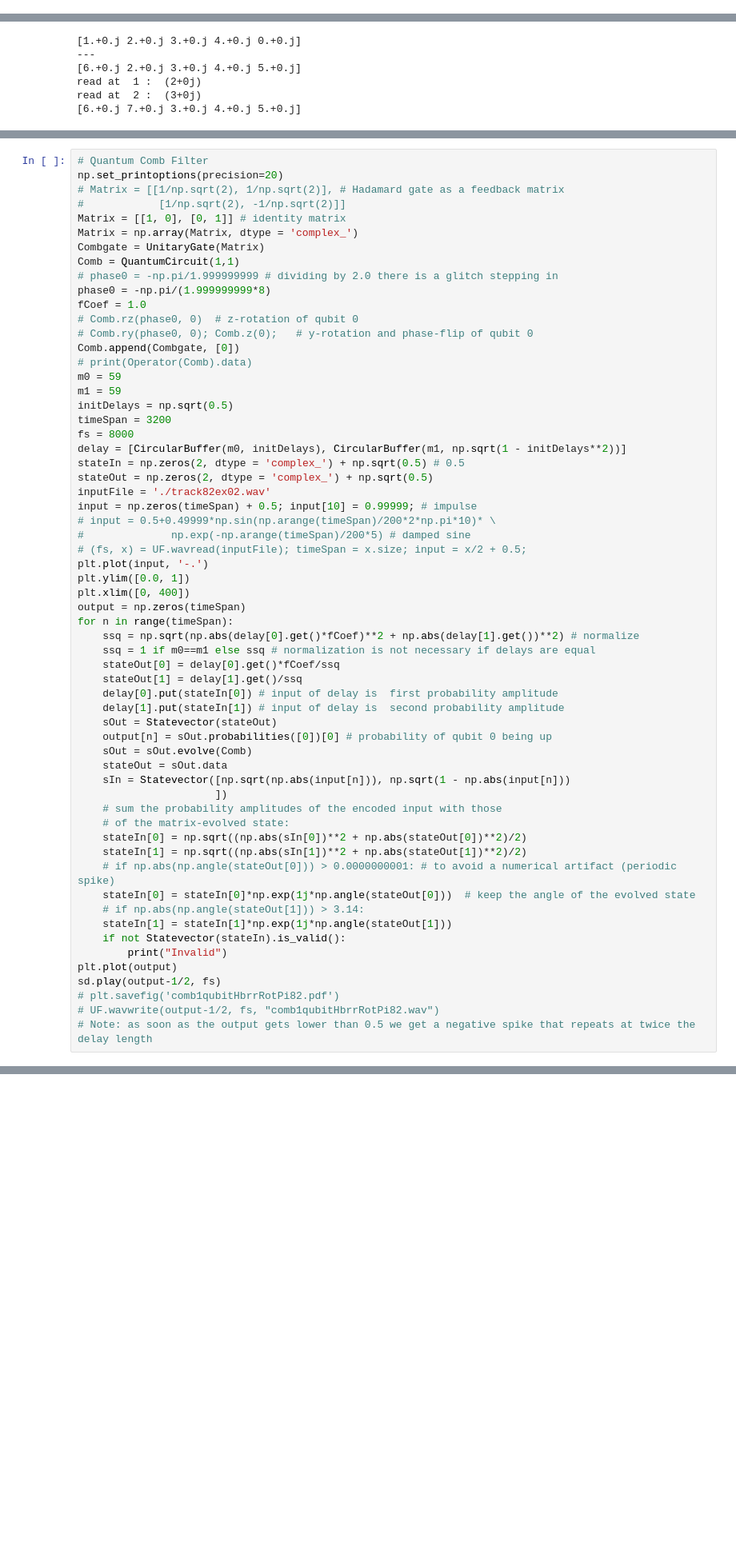
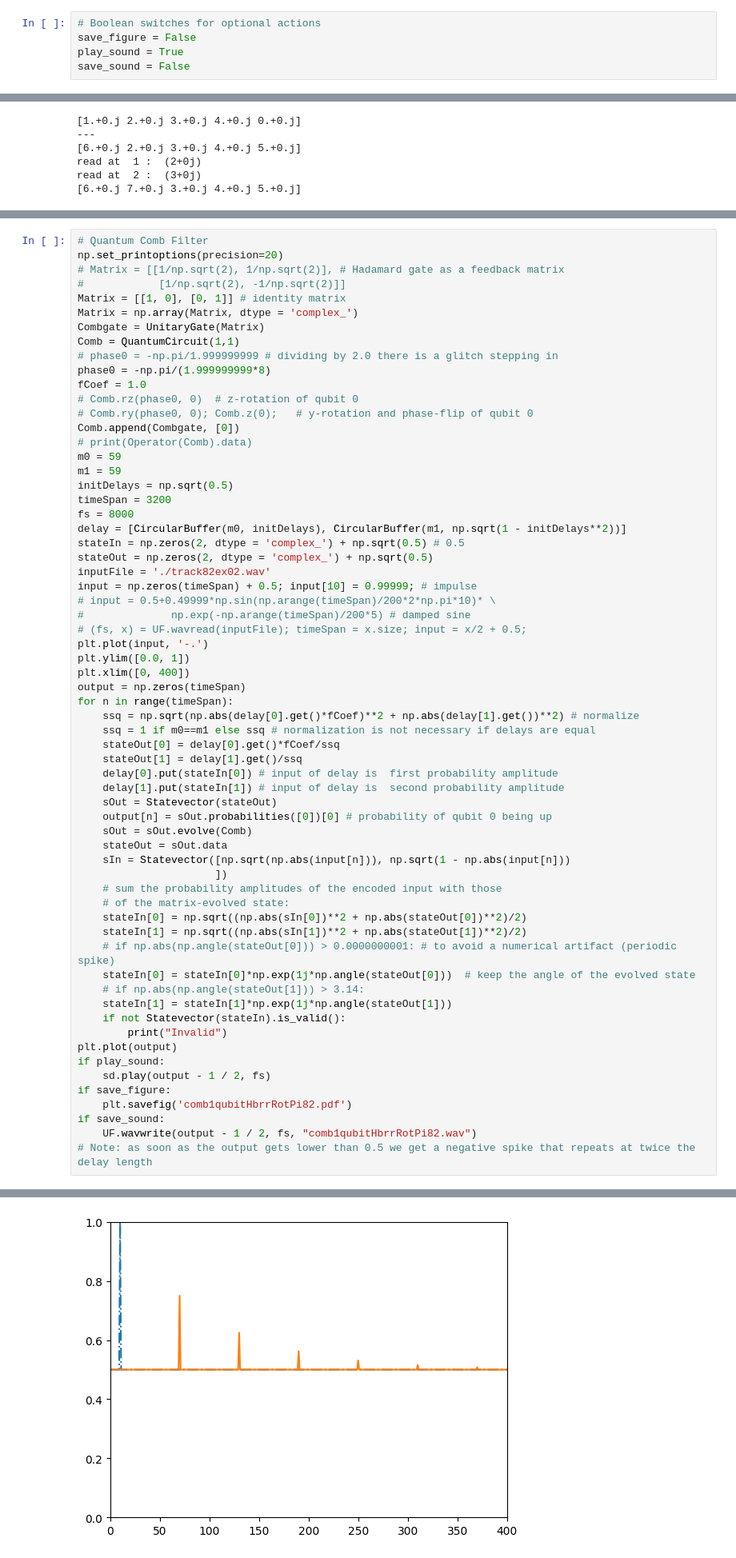
Before and after one commit to cerkut/QFDN, a Jupyter notebook: QFDN.ipynb, the cells around one changed output, grey strips where cells are left out. Shown at 80% size. Cells and saved outputs as stored; diff of their text form; blank space fills up the shorter version.

```diff
--- a/QFDN.ipynb
+++ b/QFDN.ipynb
@@ -4,0 +17,5 @@
+# %%
+# Boolean switches for optional actions
+save_figure = False
+play_sound = True
+save_sound = False
@@ -242,8 +262,11 @@ for n in range(timeSpan):
     if not Statevector(stateIn).is_valid():
         print("Invalid")
 plt.plot(output)
-sd.play(output-1/2, fs)
-# plt.savefig('comb1qubitHbrrRotPi82.pdf')
-# UF.wavwrite(output-1/2, fs, "comb1qubitHbrrRotPi82.wav")
+if play_sound:
+    sd.play(output - 1 / 2, fs)
+if save_figure:
+    plt.savefig('comb1qubitHbrrRotPi82.pdf')
+if save_sound:
+    UF.wavwrite(output - 1 / 2, fs, "comb1qubitHbrrRotPi82.wav")
 # Note: as soon as the output gets lower than 0.5 we get a negative spike that repeats at twice the delay length
 # %% [output]
@@ -251,3 +273,4 @@ sd.play(output-1/2, fs)
+[figure, added]
 # %% [markdown]
 *Input as a second qubit*: Instead of summing the probability amplitudes of the encoded input with those of the matrix-evolved state, we can effectively treat the input as a second qubit, and extend the Comb circuit to handle two qubits, one for feedback and one for input. The two qubits get entangled. We evolve such a couple of qubits and trace out the second qubit to feed the delay lines.
 
```
Also changed, not shown: parts of 28 cells of this notebook, 2 other files.
